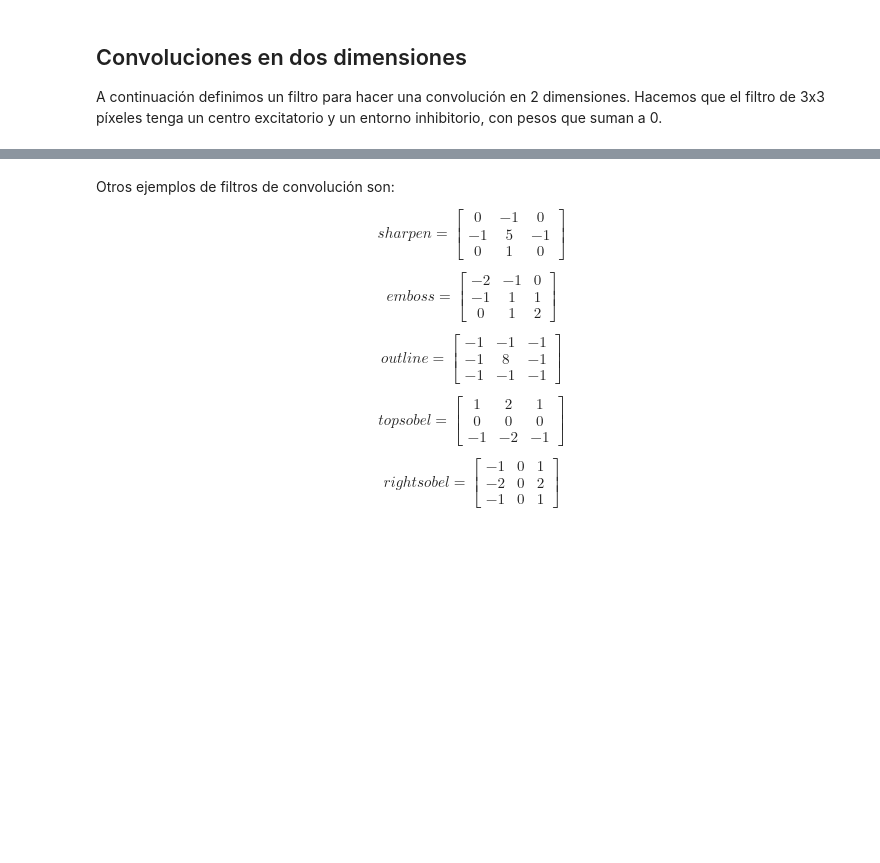
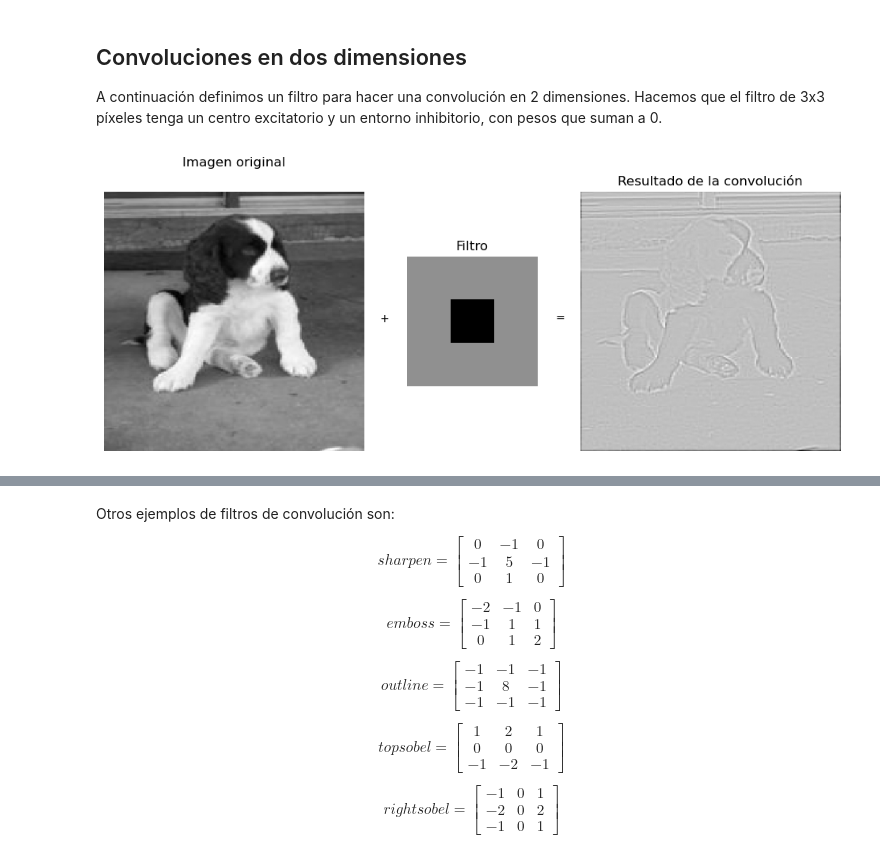
Before and after one commit to MaestriaCienciasCognitivas/ncc, a Jupyter notebook: book/notebooks/S7_Cuaderno6.ipynb, the cells around one changed output, grey strips where cells are left out. Saved outputs shown, nothing was run; the diff lists cells and outputs as text; code cells hidden in the pictures; blank space fills up the shorter version.

```diff
--- a/book/notebooks/S7_Cuaderno6.ipynb
+++ b/book/notebooks/S7_Cuaderno6.ipynb
@@ -223,23 +313,13 @@ ax4.plot(convolucion[1:-1])
 
 A continuación definimos un filtro para hacer una convolución en 2 dimensiones. Hacemos que el filtro de 3x3 píxeles tenga un centro excitatorio y un entorno inhibitorio, con pesos que suman a 0.
 # %%
-fig, (ax1, ax2, ax3) = plt.subplots(3, 1, height_ratios=[2, 1, 2], figsize=(10, 8))
-
-s = manzanas_imgray
+s = imagen
 f = np.array([
     [1/8, 1/8, 1/8],
     [1/8, -1, 1/8],
     [1/8, 1/8, 1/8]
 ])
-
 convolucion = sp.signal.convolve(s, f, mode='same')
-
-print(f"Los pesos del campo receptivo suman {np.sum(f)}")
-print(f"El campo receptivo tiene forma {f.shape}")
-
-ax1.matshow(s, cmap="gray")
-
-ax2.set_axis_off()
-ax2.matshow(f, cmap="gray")
-
-ax3.matshow(convolucion, cmap="gray")
+visualizar_convolucion2d(s, f, convolucion)
+# %% [output]
+[figure, added]
```
Also changed, not shown: parts of 19 cells of this notebook.
